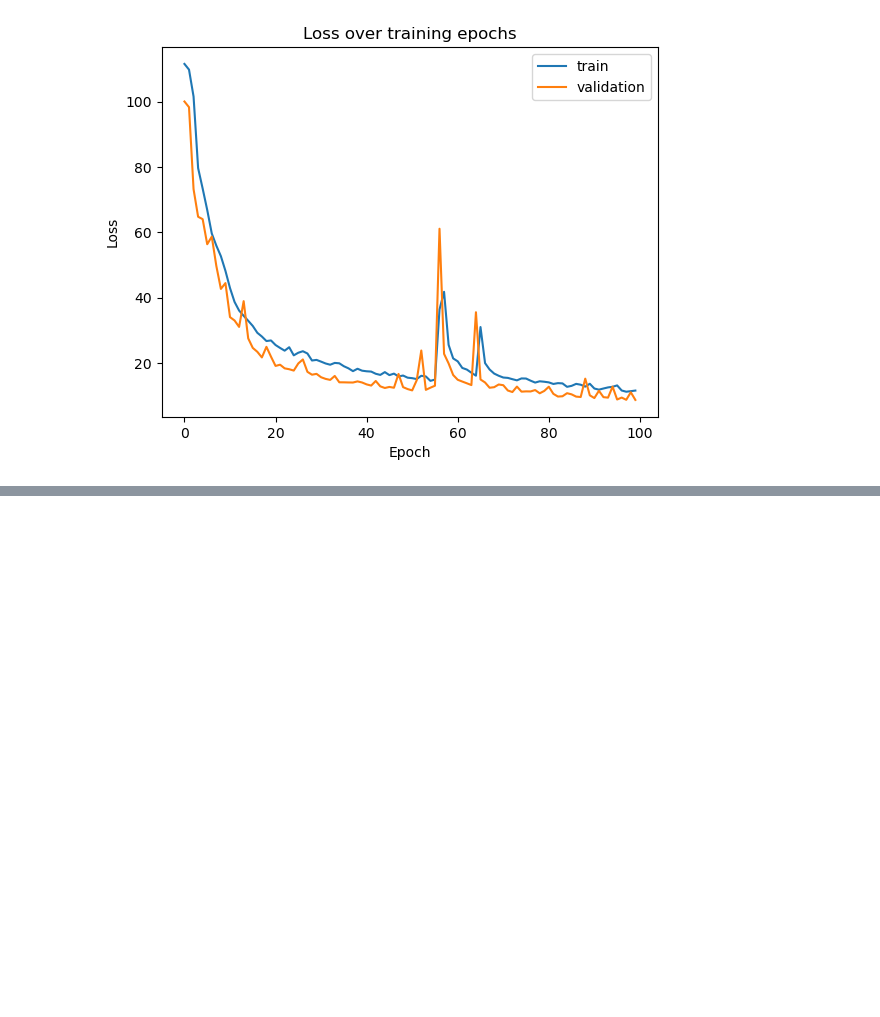
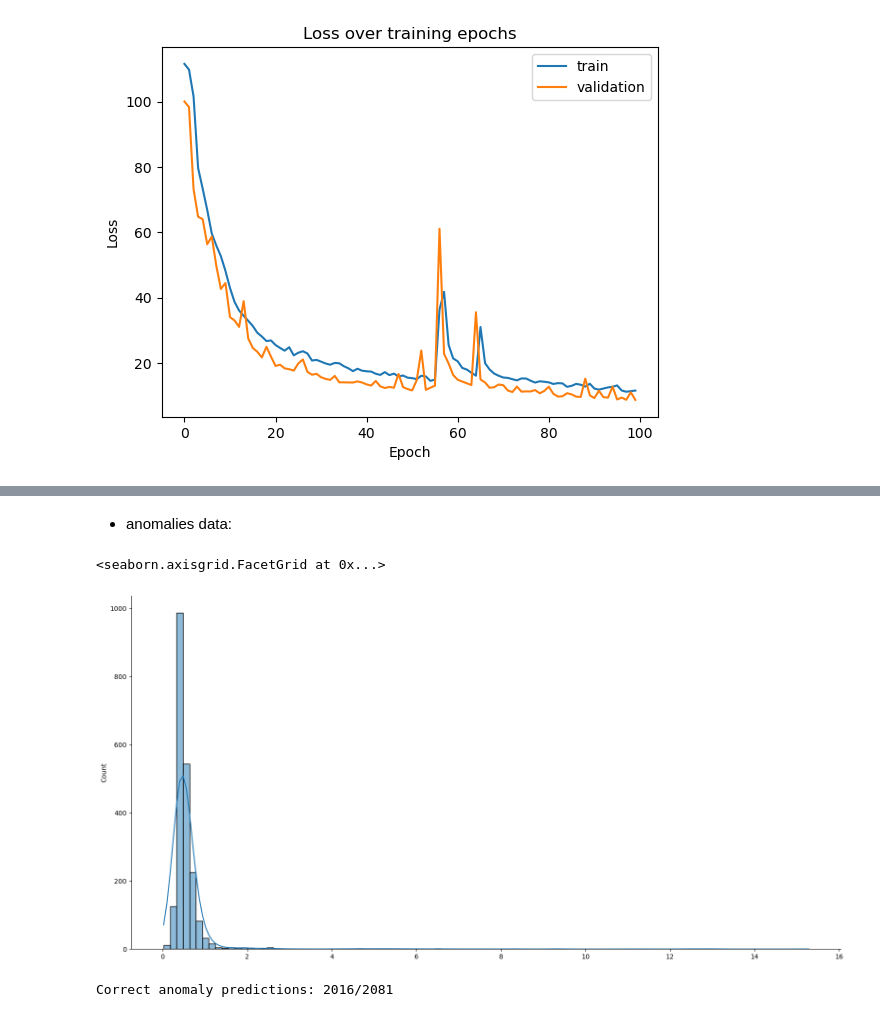
Before and after one commit to adam-langowski/Anomaly-Detection-in-ECG, a Jupyter notebook: anomaly_detection.ipynb, the cells around one changed output, grey strips where cells are left out. Saved outputs shown, nothing was run; the diff lists cells and outputs as text; code cells hidden in the pictures; blank space fills up the shorter version.

```diff
--- a/anomaly_detection.ipynb
+++ b/anomaly_detection.ipynb
@@ -404,0 +466,13 @@ torch.save(model2, MODEL_PATH)
+# %% [markdown]
+- anomalies data:
+# %%
+_, anomaly_losses = predict(model, test_anomaly_dataset)
+sns.displot(anomaly_losses, bins=100, kde=True, aspect=2, height=8)
+# %% [output]
+<seaborn.axisgrid.FacetGrid at 0x...>
+[figure, added]
+# %%
+correct = sum(l > THRESHOLD for l in anomaly_losses)
+print(f'Correct anomaly predictions: {correct}/{len(test_anomaly_dataset)}')
+# %% [output]
+Correct anomaly predictions: 2016/2081
```
Also changed, not shown: parts of 17 cells of this notebook.
